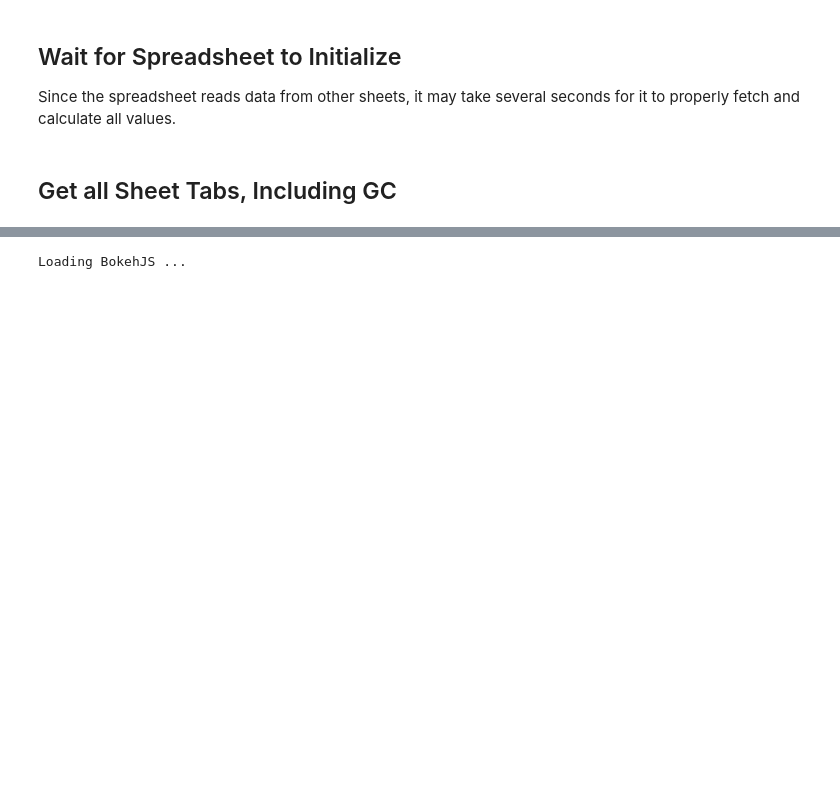
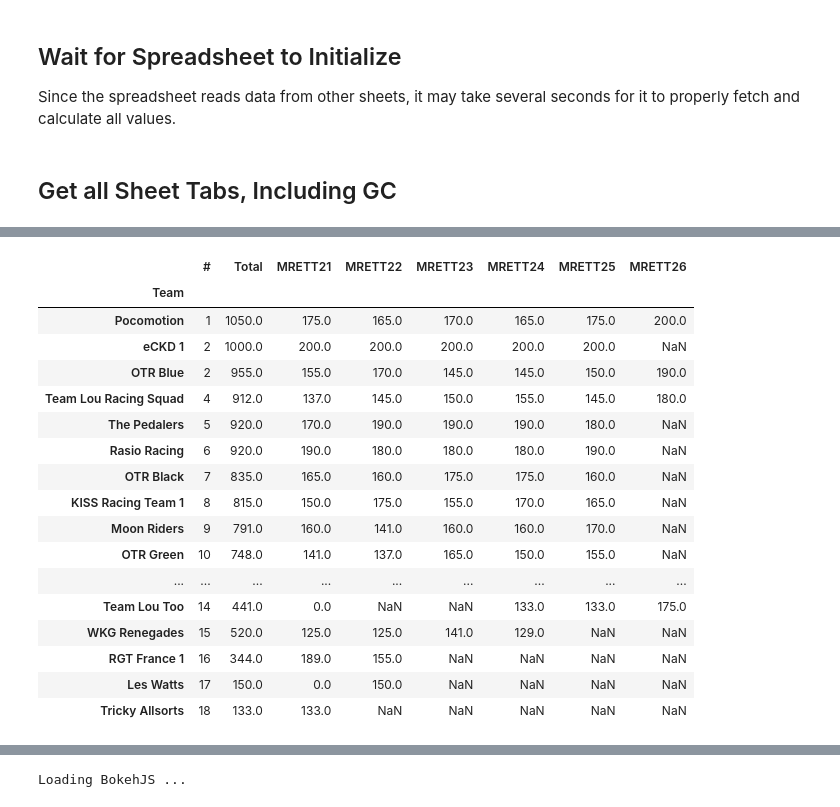
Before and after one commit to mr-canoe-head/sheet-to-cal-rgt-events, a Jupyter notebook: mrett.ipynb, the cells around one changed output, grey strips where cells are left out. Saved outputs shown, nothing was run; the diff lists cells and outputs as text; code cells hidden in the pictures; blank space fills up the shorter version.

Commit message:
Table for single events added

```diff
--- a/mrett.ipynb
+++ b/mrett.ipynb
@@ -130,0 +131,43 @@ GC 1384530880
+# %%
+if pd.isna(df_mretts['GC']['MRETT21'].iloc[0]):
+    df_mretts['GC'].at['eCKD 1', 'MRETT21'] = 200
+    df_mretts['GC'].at['Rasio Racing', 'MRETT21'] = 190
+    df_mretts['GC'].at['The Pedalers', 'MRETT21'] = 170
+    df_mretts['GC'].at['Pocomotion', 'MRETT21'] = 175
+    df_mretts['GC'].at['OTR Black', 'MRETT21'] = 165
+    df_mretts['GC'].at['KISS Racing Team 1', 'MRETT21'] = 150
+    df_mretts['GC'].at['Moon Riders', 'MRETT21'] = 160
+    df_mretts['GC'].at['OTR Blue', 'MRETT21'] = 155
+    df_mretts['GC'].at['OTR Green', 'MRETT21'] = 141
+    df_mretts['GC'].at['Team Lou Racing Squad', 'MRETT21'] = 137
+    df_mretts['GC'].at['eCKD 2', 'MRETT21'] = 145
+    df_mretts['GC'].at['Westerley CC Purple', 'MRETT21'] = 129
+    df_mretts['GC'].at['WKG Renegades', 'MRETT21'] = 125
+    df_mretts['GC'].at['Westerlies', 'MRETT21'] = 0
+    df_mretts['GC'].at['RGT France 1', 'MRETT21'] = 189
+    df_mretts['GC'].at['Team Lou Too', 'MRETT21'] = 0
+    df_mretts['GC'].at['Les Watts', 'MRETT21'] = 0
+    df_mretts['GC'].at['Tricky Allsorts', 'MRETT21'] = 133
+    df_mretts['GC']['Total']  = df_mretts['GC']['Total'] + df_mretts['GC']['MRETT21']
+
+
+df_mretts['GC']
+# %% [output]
+|  | # | Total | MRETT21 | MRETT22 | MRETT23 | MRETT24 | MRETT25 | MRETT26 |
+| Team |  |  |  |  |  |  |  |  |
+| Pocomotion | 1 | 1050.0 | 175.0 | 165.0 | 170.0 | 165.0 | 175.0 | 200.0 |
+| eCKD 1 | 2 | 1000.0 | 200.0 | 200.0 | 200.0 | 200.0 | 200.0 | NaN |
+| OTR Blue | 2 | 955.0 | 155.0 | 170.0 | 145.0 | 145.0 | 150.0 | 190.0 |
+| Team Lou Racing Squad | 4 | 912.0 | 137.0 | 145.0 | 150.0 | 155.0 | 145.0 | 180.0 |
+| The Pedalers | 5 | 920.0 | 170.0 | 190.0 | 190.0 | 190.0 | 180.0 | NaN |
+| Rasio Racing | 6 | 920.0 | 190.0 | 180.0 | 180.0 | 180.0 | 190.0 | NaN |
+| OTR Black | 7 | 835.0 | 165.0 | 160.0 | 175.0 | 175.0 | 160.0 | NaN |
+| KISS Racing Team 1 | 8 | 815.0 | 150.0 | 175.0 | 155.0 | 170.0 | 165.0 | NaN |
+| Moon Riders | 9 | 791.0 | 160.0 | 141.0 | 160.0 | 160.0 | 170.0 | NaN |
+| OTR Green | 10 | 748.0 | 141.0 | 137.0 | 165.0 | 150.0 | 155.0 | NaN |
+| ... | ... | ... | ... | ... | ... | ... | ... | ... |
+| Team Lou Too | 14 | 441.0 | 0.0 | NaN | NaN | 133.0 | 133.0 | 175.0 |
+| WKG Renegades | 15 | 520.0 | 125.0 | 125.0 | 141.0 | 129.0 | NaN | NaN |
+| RGT France 1 | 16 | 344.0 | 189.0 | 155.0 | NaN | NaN | NaN | NaN |
+| Les Watts | 17 | 150.0 | 0.0 | 150.0 | NaN | NaN | NaN | NaN |
+| Tricky Allsorts | 18 | 133.0 | 133.0 | NaN | NaN | NaN | NaN | NaN |
```
Also changed, not shown: parts of 6 cells of this notebook, 1 other file.
